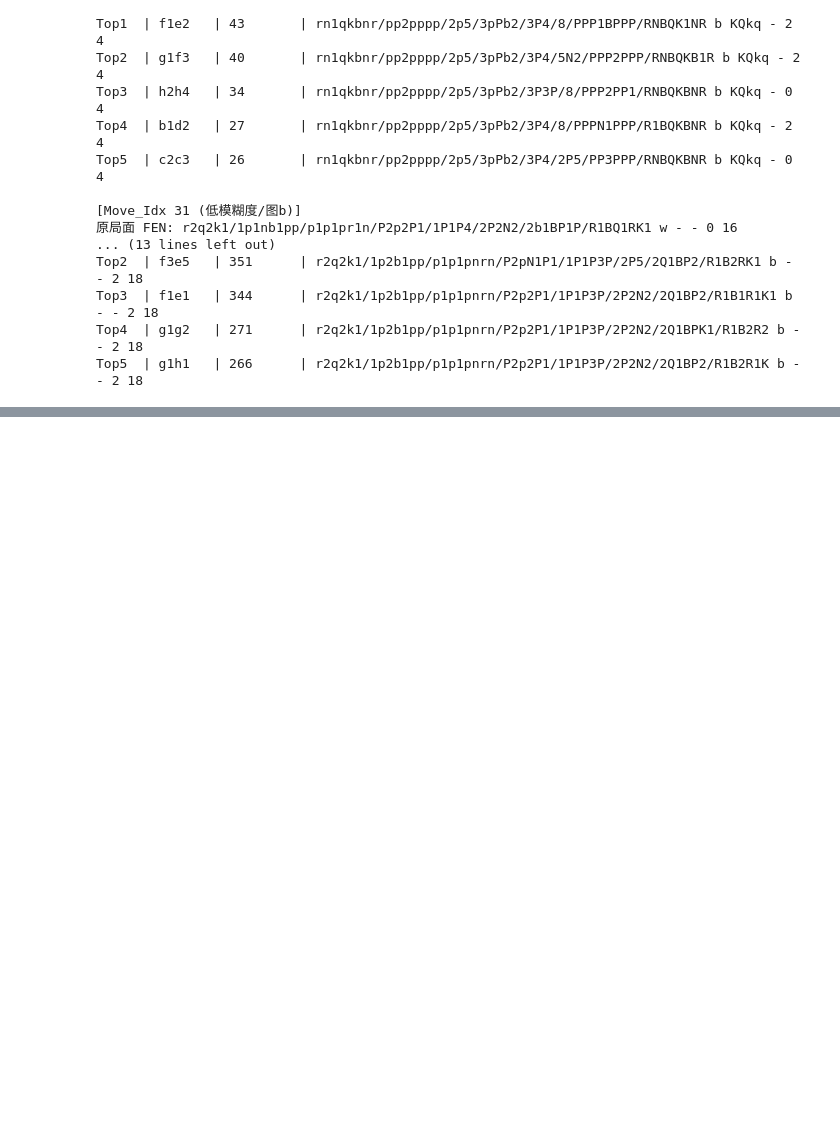
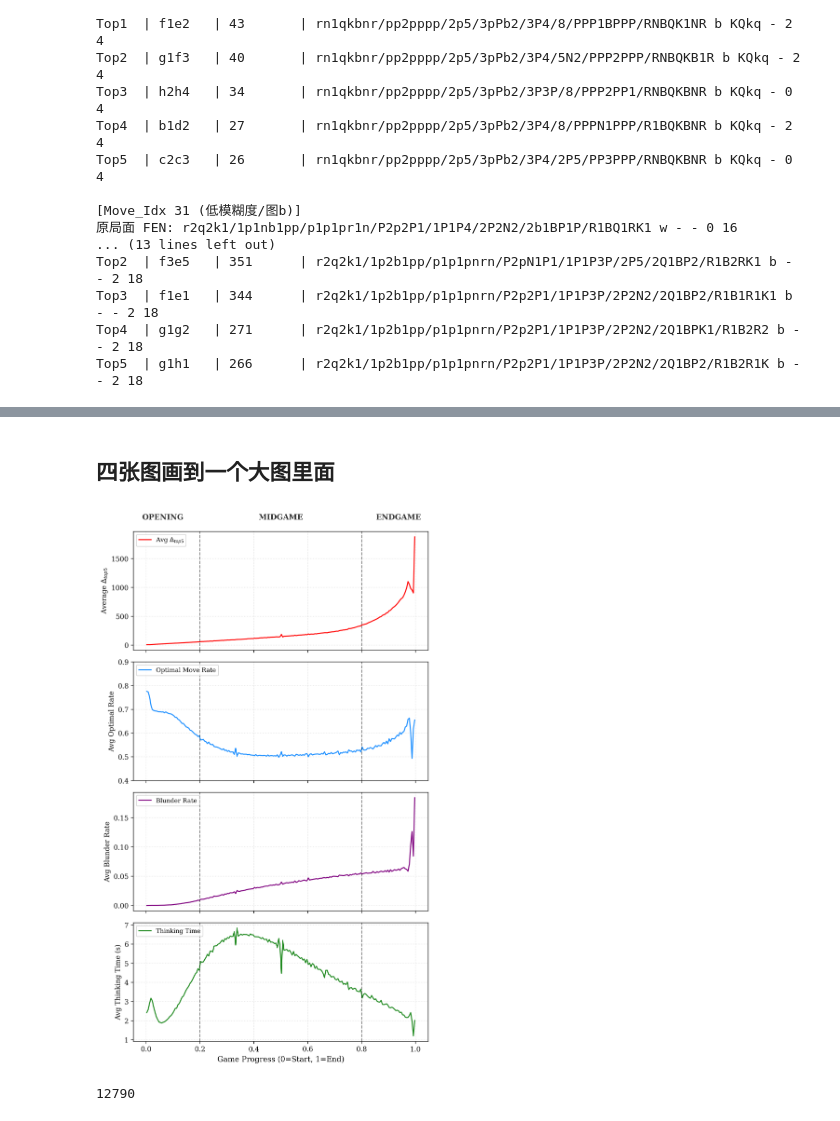
Before and after one commit to zZimablueee/Chess, a Jupyter notebook: complexity/delta_0/graphs/figure1.ipynb, the cells around one changed output, grey strips where cells are left out. Drawn from its saved outputs; the diff is of its cells as text; code cells hidden in the pictures; blank space fills up the shorter version.

```diff
--- a/complexity/delta_0/graphs/figure1.ipynb
+++ b/complexity/delta_0/graphs/figure1.ipynb
@@ -892,0 +527,79 @@ gc.collect()
+# %% [markdown]
+## 四张图画到一个大图里面
+# %%
+split_1 = 0.2  # Opening -> Midgame
+split_2 = 0.8  # Midgame -> Endgame
+STAGE_FONT_SIZE = 11
+STAGE_COLOR = '#333333'
+BINS = 200
+fig, (ax1, ax2, ax3, ax4) = plt.subplots(
+    4, 1, figsize=(7, 12), sharex=True, dpi=300
+)
+# 全局字体为衬线体（适合论文）
+plt.rcParams['font.family'] = 'serif'
+
+# --- 1. Top Plot: Average Delta ---
+df_moves['Progress_Bin'] = pd.cut(df_moves['Progress'], bins=BINS)
+df_mean = df_moves.groupby('Progress_Bin', observed=False)['Δ'].mean().reset_index()
+df_mean['Progress_mid'] = df_mean['Progress_Bin'].apply(lambda x: x.mid).astype(float)
+
+ax1.plot(df_mean['Progress_mid'], df_mean['Δ'], color='red', linewidth=1.5, label=r'Avg $\Delta_{top5}$')
+ax1.set_ylabel(r'Average $\Delta_{top5}$', fontsize=10)
+ax1.legend(loc='upper left', fontsize=9)
+
+# 在第一个子图上方标注阶段文字
+ax1.text(split_1/2, 1.1, 'OPENING', transform=ax1.transAxes,
+         ha='center', fontsize=STAGE_FONT_SIZE, fontweight='bold', color=STAGE_COLOR)
+ax1.text((split_1+split_2)/2, 1.1, 'MIDGAME', transform=ax1.transAxes,
+         ha='center', fontsize=STAGE_FONT_SIZE, fontweight='bold', color=STAGE_COLOR)
+ax1.text((split_2+1)/2, 1.1, 'ENDGAME', transform=ax1.transAxes,
+         ha='center', fontsize=STAGE_FONT_SIZE, fontweight='bold', color=STAGE_COLOR)
+
+# --- 2. Second Plot: Optimal Move Rate (Filtered) ---
+# 剔除强制走子，因为强制走子通常不涉及“寻找最优”的决策难度
+musk = df_moves[df_moves['Is_Forced'] != 1].copy()
+musk['Progress_Bin'] = pd.cut(musk['Progress'], bins=BINS)
+df_acc = musk.groupby('Progress_Bin', observed=False)['Is_Optimal'].mean().reset_index()
+df_acc['Progress_mid'] = df_acc['Progress_Bin'].apply(lambda x: x.mid).astype(float)
+
+ax2.plot(df_acc['Progress_mid'], df_acc['Is_Optimal'], color='dodgerblue', linewidth=1.5, label='Optimal Move Rate')
+ax2.set_ylabel('Avg Optimal Rate', fontsize=10)
+ax2.set_ylim(0.4, 0.9)
+ax2.legend(loc='upper left', fontsize=9)
+
+# --- 3. Third Plot: Blunder Rate (Filtered) ---
+# 剔除强制走子：强制走子通常不会是 Blunder（除非只有一步送死），剔除后更显人类失误特征
+df_blun = musk.groupby('Progress_Bin', observed=False)['Is_Blunder'].mean().reset_index()
+df_blun['Progress_mid'] = df_blun['Progress_Bin'].apply(lambda x: x.mid).astype(float)
+
+# 使用紫色或深橙色来代表“失误”
+ax3.plot(df_blun['Progress_mid'], df_blun['Is_Blunder'], color='purple', linewidth=1.5, label='Blunder Rate')
+ax3.set_ylabel('Avg Blunder Rate', fontsize=10)
+# 根据数据调整 ylim，通常 blunder 概率在 0.0 到 0.2 左右
+# ax3.set_ylim(0, 0.15)
+ax3.legend(loc='upper left', fontsize=9)
+
+# --- 4. Bottom Plot: Average Thinking Time ---
+df_time = df_moves.groupby('Progress_Bin', observed=False)['Move_Time'].mean().reset_index()
+df_time['Progress_mid'] = df_time['Progress_Bin'].apply(lambda x: x.mid).astype(float)
+
+ax4.plot(df_time['Progress_mid'], df_time['Move_Time'], color='forestgreen', linewidth=1.5, label='Thinking Time')
+ax4.set_ylabel('Avg Thinking Time (s)', fontsize=10)
+ax4.set_xlabel('Game Progress (0=Start, 1=End)', fontsize=11)
+ax4.legend(loc='upper left', fontsize=9)
+
+# 分界线、网格、边框优化
+for ax in [ax1, ax2, ax3, ax4]:
+    ax.axvline(x=split_1, color='black', linestyle='--', alpha=0.5, linewidth=1.2)
+    ax.axvline(x=split_2, color='black', linestyle='--', alpha=0.5, linewidth=1.2)
+    ax.grid(True, linestyle=':', alpha=0.4)
+
+plt.tight_layout()
+plt.subplots_adjust(top=0.92)
+plt.show()
+
+del musk, df_mean, df_acc, df_blun, df_time
+gc.collect()
+# %% [output]
+[figure, added]
+12790
```
Also changed, not shown: parts of 60 cells of this notebook, 6 other files.
